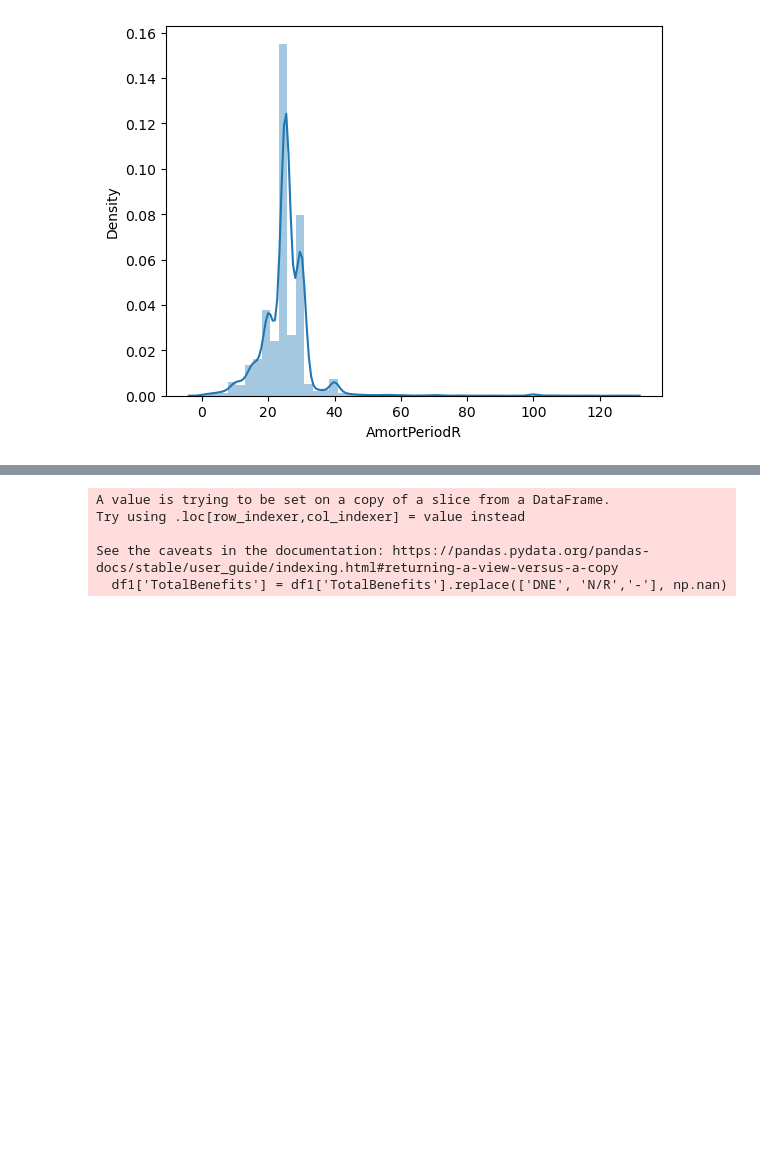
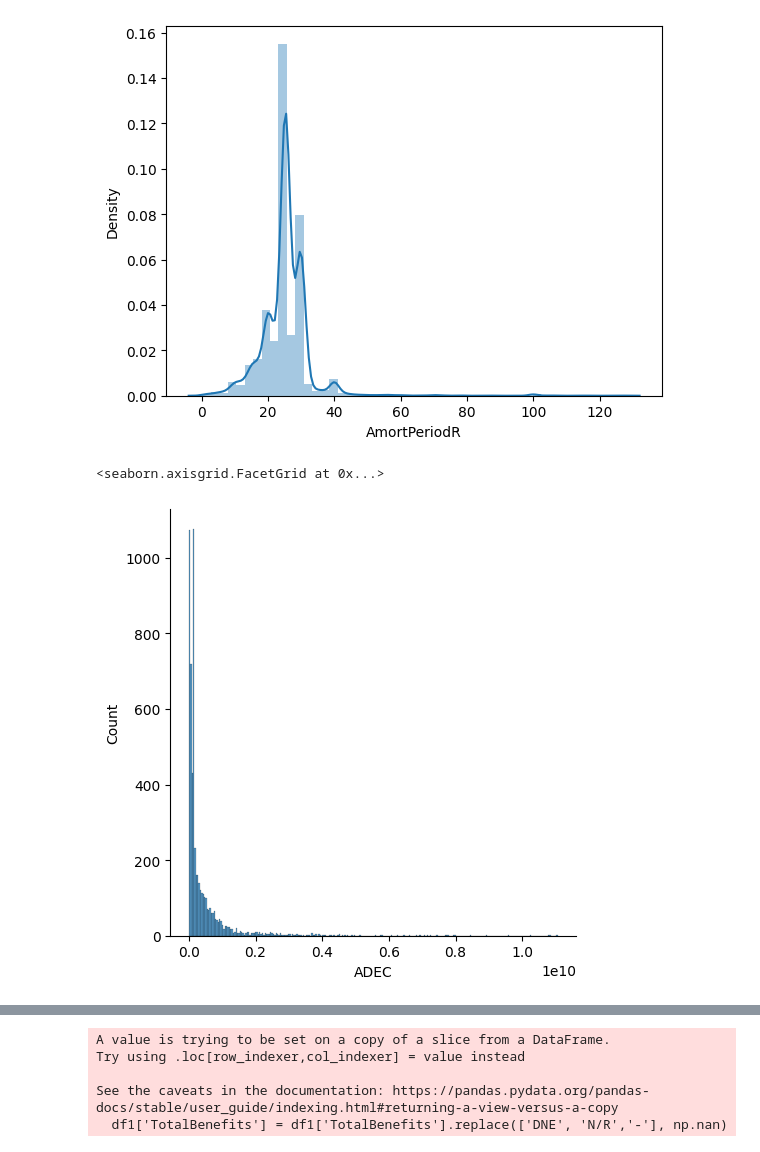
Before and after one commit to saeel-g/EquableInsights_DBFinance, a Jupyter notebook: regression.ipynb, the cells around one changed output, grey strips where cells are left out. Cells and saved outputs as stored; diff of their text form; code cells hidden in the pictures; blank space fills up the shorter version.

```diff
--- a/regression.ipynb
+++ b/regression.ipynb
@@ -919,0 +920,13 @@ https://gist.github.com/mwaskom/de44147ed2974457ad6372750bbe5751
+# %%
+df['ADEC']=df['ADEC'].str.replace('$','')
+df['ADEC']=df['ADEC'].str.replace(',','')
+df['ADEC']=df['ADEC'].str.replace(' ','')
+# %%
+df['ADEC']=df['ADEC'].replace(["DNE","N/R","-"],np.nan)
+df['ADEC']= pd.to_numeric(df['ADEC'], errors='coerce')
+df['ADEC'].replace(np.nan,df['ADEC'].median(),inplace=True)
+# df['ADEC'].value_counts()
+sns.displot(df['ADEC'])
+# %% [output]
+<seaborn.axisgrid.FacetGrid at 0x...>
+[figure, added]
```
Also changed, not shown: parts of 49 cells of this notebook.
